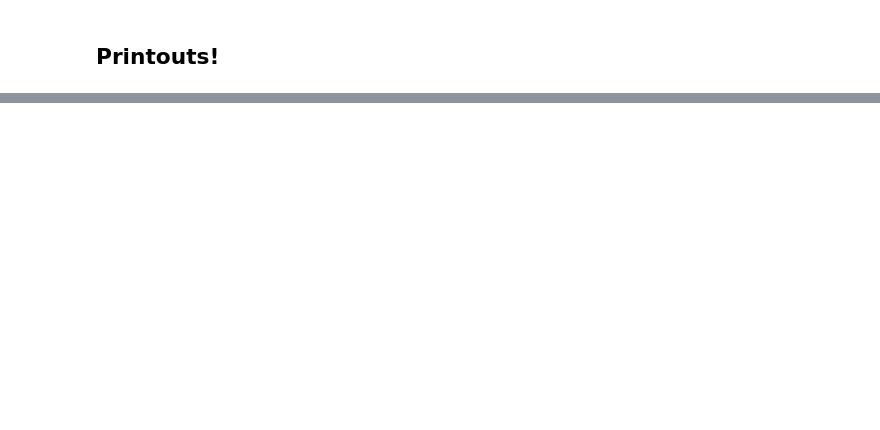
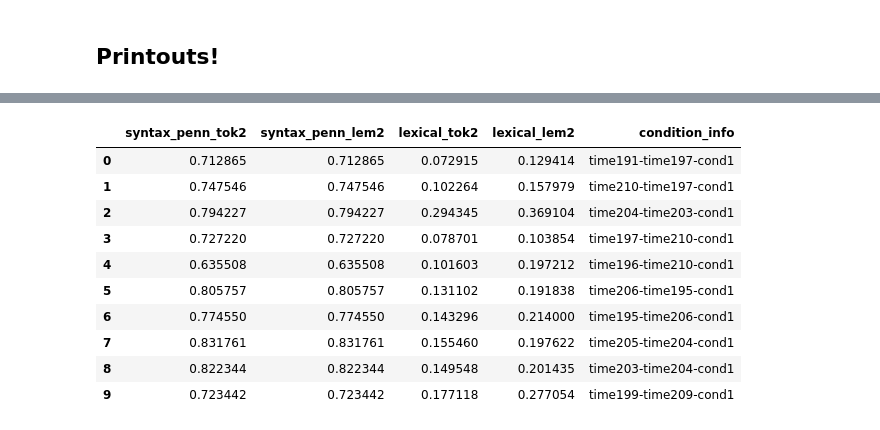
Before and after one commit to nickduran/align-linguistic-alignment, a Jupyter notebook: ALIGN_MASTER.ipynb, the cells around one changed output, grey strips where cells are left out. Saved outputs shown, nothing was run; the diff lists cells and outputs as text; code cells hidden in the pictures; blank space fills up the shorter version.

```diff
--- a/ALIGN_MASTER.ipynb
+++ b/ALIGN_MASTER.ipynb
@@ -1995,2 +2041,14 @@ end - start_phase1
 # %%
-# convo_surrogate.head(10)
+convo_surrogate.head(10)
+# %% [output]
+|  | syntax_penn_tok2 | syntax_penn_lem2 | lexical_tok2 | lexical_lem2 | condition_info |
+| 0 | 0.712865 | 0.712865 | 0.072915 | 0.129414 | time191-time197-cond1 |
+| 1 | 0.747546 | 0.747546 | 0.102264 | 0.157979 | time210-time197-cond1 |
+| 2 | 0.794227 | 0.794227 | 0.294345 | 0.369104 | time204-time203-cond1 |
+| 3 | 0.727220 | 0.727220 | 0.078701 | 0.103854 | time197-time210-cond1 |
+| 4 | 0.635508 | 0.635508 | 0.101603 | 0.197212 | time196-time210-cond1 |
+| 5 | 0.805757 | 0.805757 | 0.131102 | 0.191838 | time206-time195-cond1 |
+| 6 | 0.774550 | 0.774550 | 0.143296 | 0.214000 | time195-time206-cond1 |
+| 7 | 0.831761 | 0.831761 | 0.155460 | 0.197622 | time205-time204-cond1 |
+| 8 | 0.822344 | 0.822344 | 0.149548 | 0.201435 | time203-time204-cond1 |
+| 9 | 0.723442 | 0.723442 | 0.177118 | 0.277054 | time199-time209-cond1 |
```
Also changed, not shown: parts of 43 cells of this notebook.
